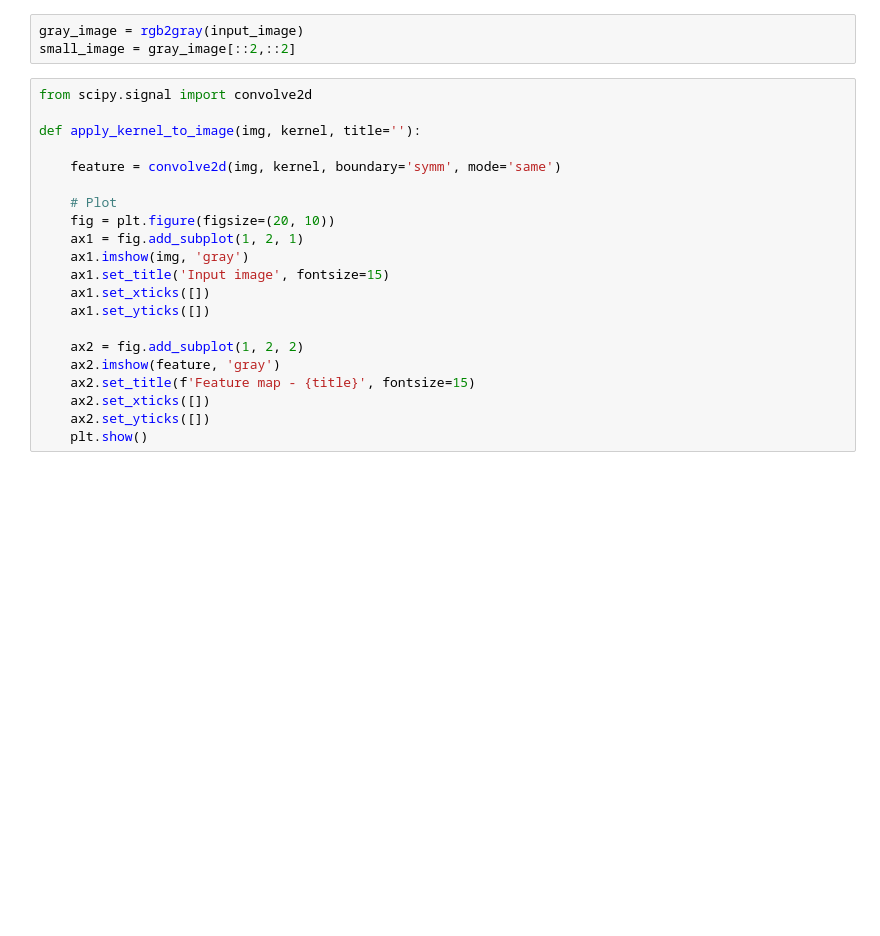
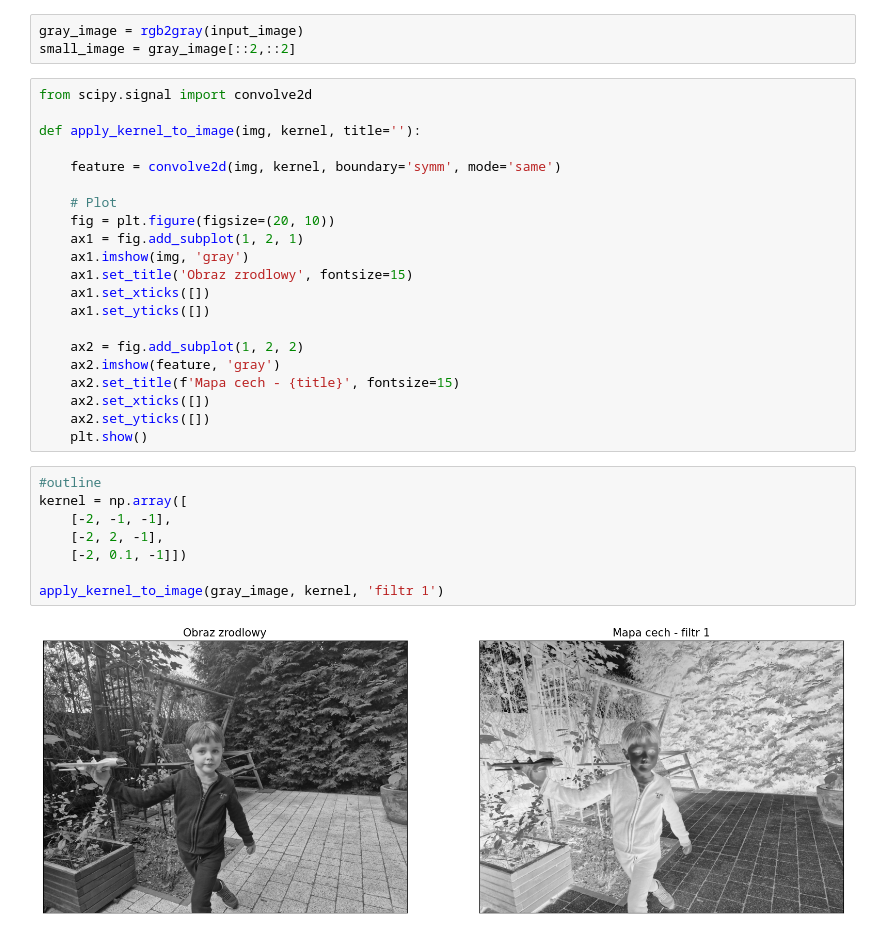
Before and after one commit to adalbertii/Seci-konwolucyjne, a Jupyter notebook: convolutional-layer-01.ipynb, the cells around one changed output. Saved outputs shown, nothing was run; the diff lists cells and outputs as text; blank space fills up the shorter version.

```diff
--- a/convolutional-layer-01.ipynb
+++ b/convolutional-layer-01.ipynb
@@ -28,13 +32,23 @@ def apply_kernel_to_image(img, kernel, title=''):
     fig = plt.figure(figsize=(20, 10))
     ax1 = fig.add_subplot(1, 2, 1)
     ax1.imshow(img, 'gray')
-    ax1.set_title('Input image', fontsize=15)
+    ax1.set_title('Obraz zrodlowy', fontsize=15)
     ax1.set_xticks([])
     ax1.set_yticks([])
 
     ax2 = fig.add_subplot(1, 2, 2)
     ax2.imshow(feature, 'gray')
-    ax2.set_title(f'Feature map - {title}', fontsize=15)
+    ax2.set_title(f'Mapa cech - {title}', fontsize=15)
     ax2.set_xticks([])
     ax2.set_yticks([])
     plt.show()
+# %%
+#outline
+kernel = np.array([
+    [-2, -1, -1],
+    [-2, 2, -1],
+    [-2, 0.1, -1]])
+
+apply_kernel_to_image(gray_image, kernel, 'filtr 1')
+# %% [output]
+[figure, added]
```
Also changed, not shown: parts of 10 cells of this notebook.
